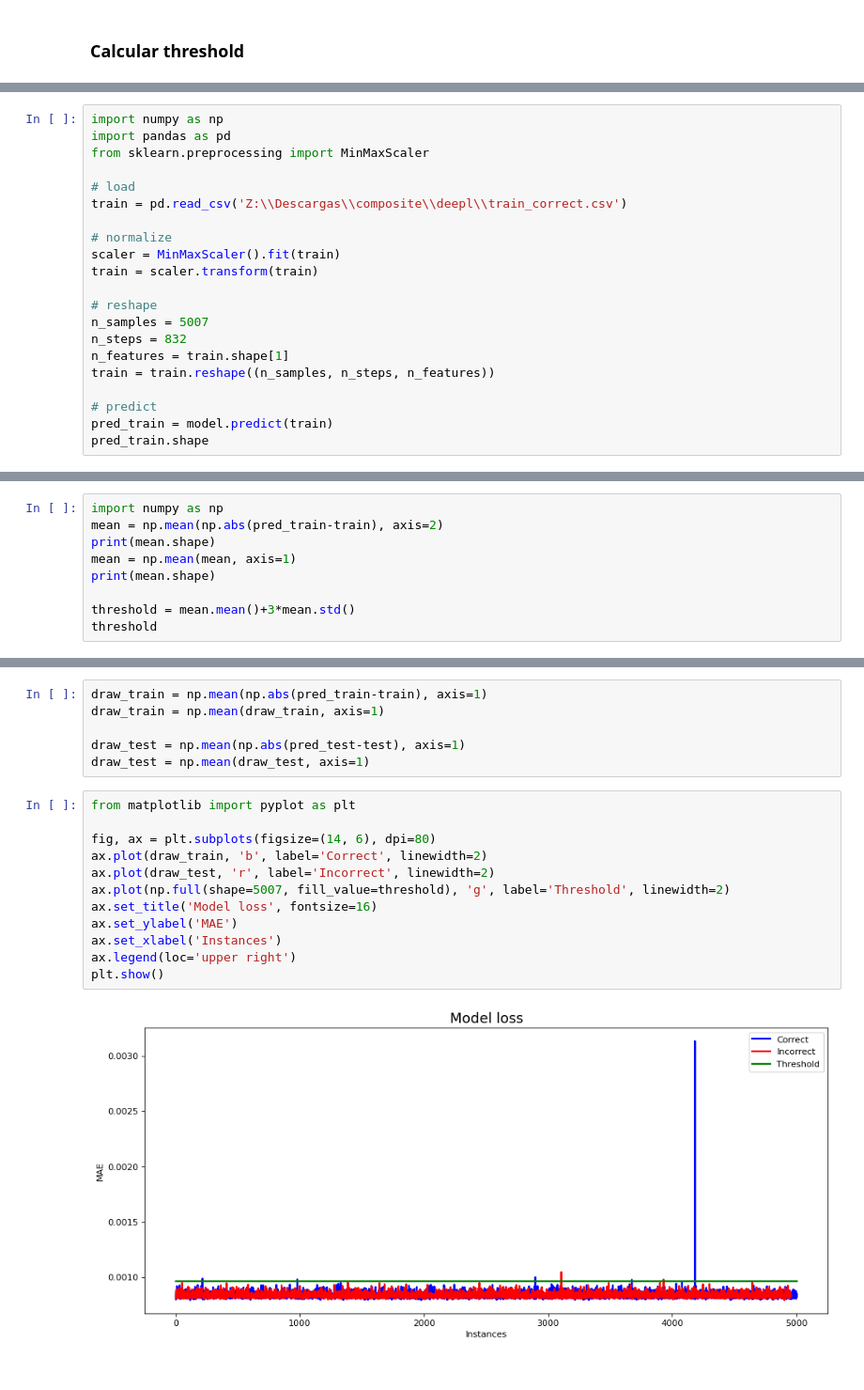
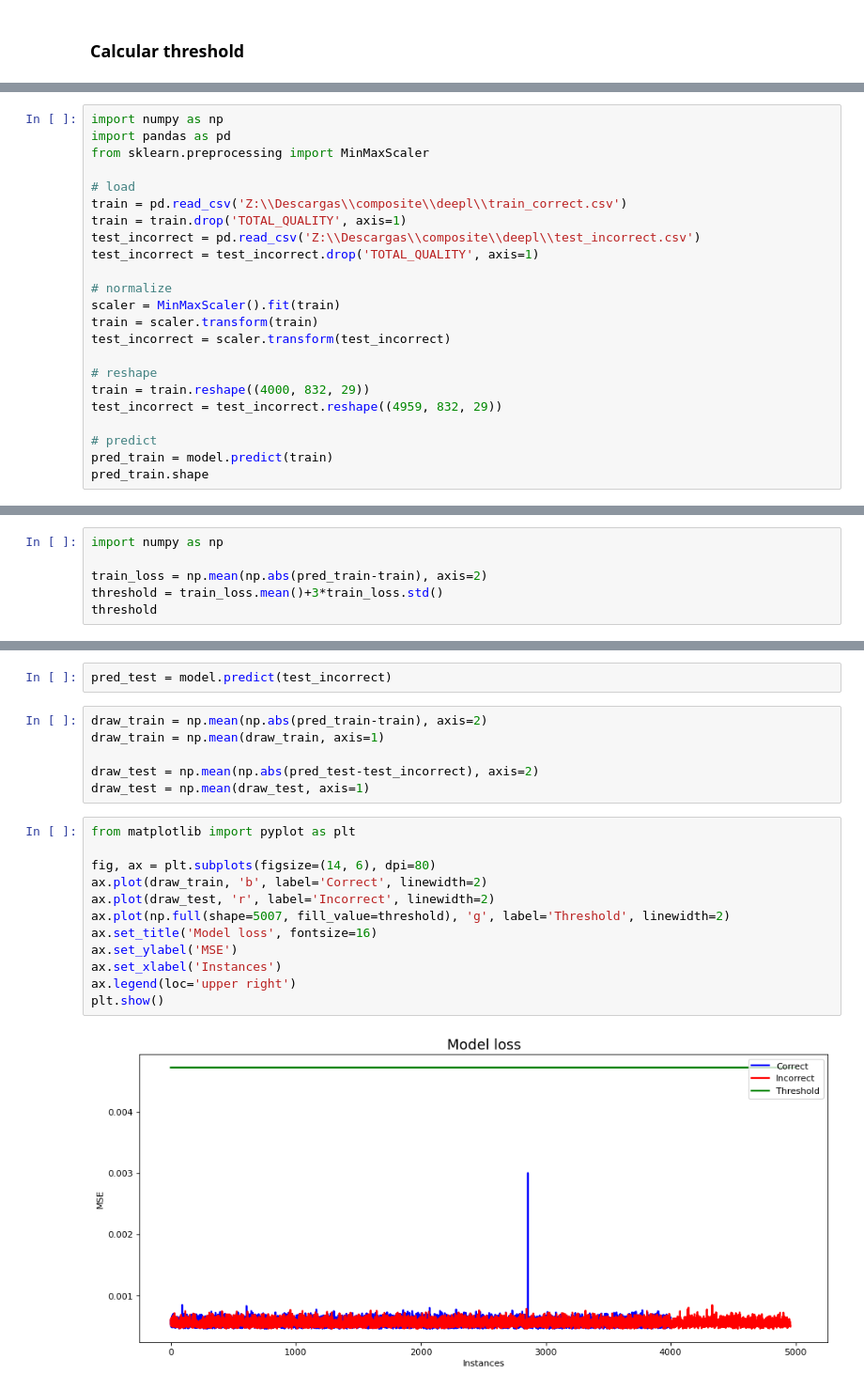
Before and after one commit to alokproc/aprendizaje_automatico_avanzado, a Jupyter notebook: 04_graded_lab/composite_lstm.ipynb, the cells around one changed output, grey strips where cells are left out. Shown at 94% size. Drawn from its saved outputs; the diff is of its cells as text.

```diff
--- a/04_graded_lab/composite_lstm.ipynb
+++ b/04_graded_lab/composite_lstm.ipynb
@@ -224,16 +202,18 @@ from sklearn.preprocessing import MinMaxScaler
 
 # load
 train = pd.read_csv('Z:\\Descargas\\composite\\deepl\\train_correct.csv')
+train = train.drop('TOTAL_QUALITY', axis=1)
+test_incorrect = pd.read_csv('Z:\\Descargas\\composite\\deepl\\test_incorrect.csv')
+test_incorrect = test_incorrect.drop('TOTAL_QUALITY', axis=1)
 
 # normalize
 scaler = MinMaxScaler().fit(train)
 train = scaler.transform(train)
+test_incorrect = scaler.transform(test_incorrect)
 
 # reshape
-n_samples = 5007
-n_steps = 832
-n_features = train.shape[1]
-train = train.reshape((n_samples, n_steps, n_features))
+train = train.reshape((4000, 832, 29))
+test_incorrect = test_incorrect.reshape((4959, 832, 29))
 
 # predict
 pred_train = model.predict(train)
@@ -243,10 +223,7 @@ pred_train.shape
 # %%
 import numpy as np
-mean = np.mean(np.abs(pred_train-train), axis=2)
-print(mean.shape)
-mean = np.mean(mean, axis=1)
-print(mean.shape)
 
-threshold = mean.mean()+3*mean.std()
+train_loss = np.mean(np.abs(pred_train-train), axis=2)
+threshold = train_loss.mean()+3*train_loss.std()
 threshold
 # %% [output]
@@ -286,20 +231,22 @@ pred_test = model.predict(test)
+# %%
+pred_test = model.predict(test_incorrect)
 # %%
-draw_train = np.mean(np.abs(pred_train-train), axis=1)
+draw_train = np.mean(np.abs(pred_train-train), axis=2)
 draw_train = np.mean(draw_train, axis=1)
 
-draw_test = np.mean(np.abs(pred_test-test), axis=1)
+draw_test = np.mean(np.abs(pred_test-test_incorrect), axis=2)
 draw_test = np.mean(draw_test, axis=1)
 # %%
 from matplotlib import pyplot as plt
 
 fig, ax = plt.subplots(figsize=(14, 6), dpi=80)
 ax.plot(draw_train, 'b', label='Correct', linewidth=2)
 ax.plot(draw_test, 'r', label='Incorrect', linewidth=2)
 ax.plot(np.full(shape=5007, fill_value=threshold), 'g', label='Threshold', linewidth=2)
 ax.set_title('Model loss', fontsize=16)
-ax.set_ylabel('MAE')
+ax.set_ylabel('MSE')
 ax.set_xlabel('Instances')
 ax.legend(loc='upper right')
 plt.show()
 # %% [output]
-[figure, old version]
+[figure, new version]
```
Also changed, not shown: parts of 17 cells of this notebook, 1 other file.
